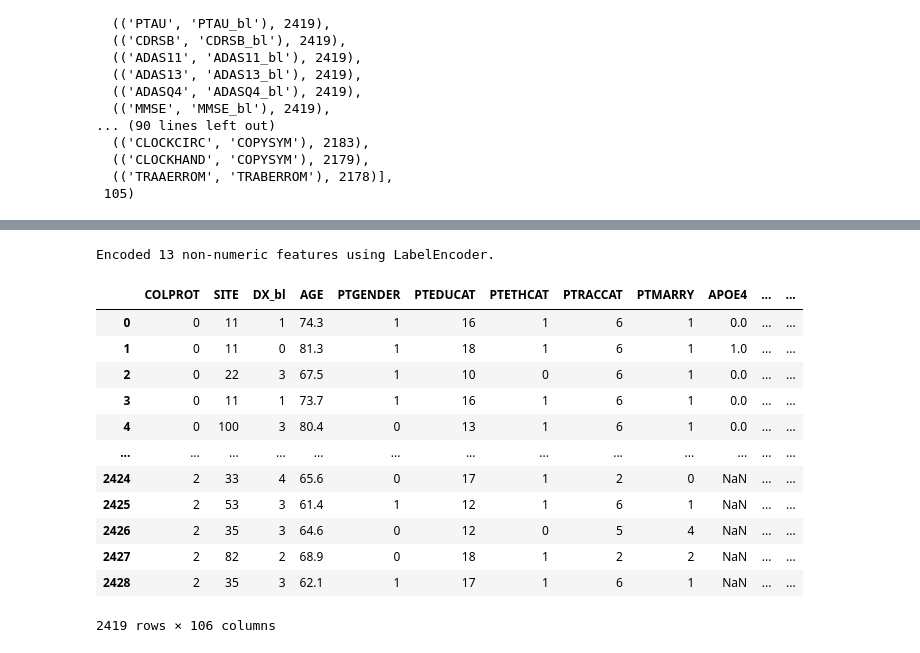
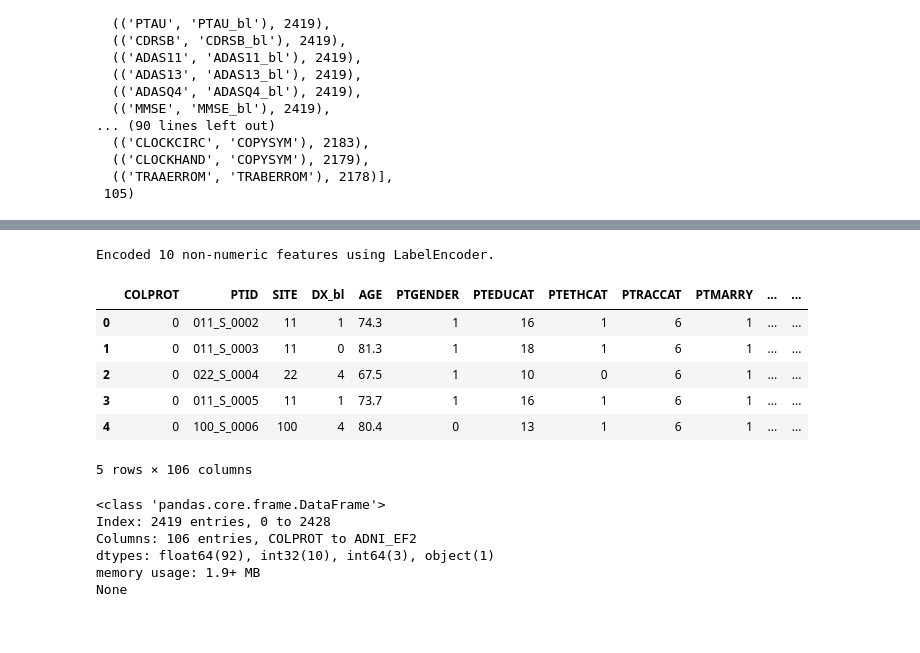
Before and after one commit to pedroogaab/Alzheimer-diagnose-ML, a Jupyter notebook: model_multi_data.ipynb, the cells around one changed output, grey strips where cells are left out. Saved outputs shown, nothing was run; the diff lists cells and outputs as text; code cells hidden in the pictures.

```diff
--- a/model_multi_data.ipynb
+++ b/model_multi_data.ipynb
@@ -72,7 +82,10 @@ df_merged = df_merged.loc[:, ~df_merged.columns.duplicated()]
 # Keep only rows that have a known baseline diagnosis (DX_bl), required for supervised classification
 df = df_merged.dropna(subset=['DX_bl'])
 # %%
-df['DX_bl'].value_counts()
+print(df_merged['DX_bl'].value_counts())
+print(df_merged['DX'].value_counts())
+
+df = df.drop('DX', axis=1)
 # %% [output]
 DX_bl
 LMCI    690
@@ -83,0 +102,11 @@ Name: count, dtype: int64
+# %%
+# Map DX_bl string labels to integer codes
+dx_mapping = {
+    "AD": 0,     # Alzheimer's Disease
+    "CN": 1,     # Cognitively Normal
+    "SMC": 2,    # Significant Memory Concern
+    "EMCI": 3,   # Early Mild Cognitive Impairment
+    "LMCI": 4    # Late Mild Cognitive Impairment
+}
+
+df['DX_bl'] = df['DX_bl'].map(dx_mapping)
@@ -208,0 +268,10 @@ df_non_numeric.head()
+# %%
+df_non_numeric = df_non_numeric.drop('PTID', axis=1)
+# %%
+# Fill null values in categorical columns with the mode
+for col in df_non_numeric.columns:
+    mode = df_non_numeric[col].mode().iloc[0]
+    df_non_numeric[col].fillna(mode, inplace=True)
+
+display(df_non_numeric.head())
+print(df_non_numeric.info())
@@ -216,23 +316,23 @@ for col in df_non_numeric.columns:
 
 print(f"Encoded {len(df_non_numeric.columns)} non-numeric features using LabelEncoder.")
 # %% [output]
-Encoded 13 non-numeric features using LabelEncoder.
+Encoded 10 non-numeric features using LabelEncoder.
 # %%
 # Reset the display option to show a limited number of columns again
 pd.reset_option('display.max_columns')
-df = df.drop('PTID', axis=1)
-display(df)
+display(df.head())
+print(df.info())
 # %% [output]
-|  | COLPROT | SITE | DX_bl | AGE | PTGENDER | PTEDUCAT | PTETHCAT | PTRACCAT | PTMARRY | APOE4 | ... | ... |
-| 0 | 0 | 11 | 1 | 74.3 | 1 | 16 | 1 | 6 | 1 | 0.0 | ... | ... |
-| 1 | 0 | 11 | 0 | 81.3 | 1 | 18 | 1 | 6 | 1 | 1.0 | ... | ... |
-| 2 | 0 | 22 | 3 | 67.5 | 1 | 10 | 0 | 6 | 1 | 0.0 | ... | ... |
-| 3 | 0 | 11 | 1 | 73.7 | 1 | 16 | 1 | 6 | 1 | 0.0 | ... | ... |
-| 4 | 0 | 100 | 3 | 80.4 | 0 | 13 | 1 | 6 | 1 | 0.0 | ... | ... |
-| ... | ... | ... | ... | ... | ... | ... | ... | ... | ... | ... | ... | ... |
-| 2424 | 2 | 33 | 4 | 65.6 | 0 | 17 | 1 | 2 | 0 | NaN | ... | ... |
-| 2425 | 2 | 53 | 3 | 61.4 | 1 | 12 | 1 | 6 | 1 | NaN | ... | ... |
-| 2426 | 2 | 35 | 3 | 64.6 | 0 | 12 | 0 | 5 | 4 | NaN | ... | ... |
-| 2427 | 2 | 82 | 2 | 68.9 | 0 | 18 | 1 | 2 | 2 | NaN | ... | ... |
-| 2428 | 2 | 35 | 3 | 62.1 | 1 | 17 | 1 | 6 | 1 | NaN | ... | ... |
+|  | COLPROT | PTID | SITE | DX_bl | AGE | PTGENDER | PTEDUCAT | PTETHCAT | PTRACCAT | PTMARRY | ... | ... |
+| 0 | 0 | 011_S_0002 | 11 | 1 | 74.3 | 1 | 16 | 1 | 6 | 1 | ... | ... |
+| 1 | 0 | 011_S_0003 | 11 | 0 | 81.3 | 1 | 18 | 1 | 6 | 1 | ... | ... |
+| 2 | 0 | 022_S_0004 | 22 | 4 | 67.5 | 1 | 10 | 0 | 6 | 1 | ... | ... |
+| 3 | 0 | 011_S_0005 | 11 | 1 | 73.7 | 1 | 16 | 1 | 6 | 1 | ... | ... |
+| 4 | 0 | 100_S_0006 | 100 | 4 | 80.4 | 0 | 13 | 1 | 6 | 1 | ... | ... |
-2419 rows × 106 columns
+5 rows × 106 columns
+<class 'pandas.core.frame.DataFrame'>
+Index: 2419 entries, 0 to 2428
+Columns: 106 entries, COLPROT to ADNI_EF2
+dtypes: float64(92), int32(10), int64(3), object(1)
+memory usage: 1.9+ MB
+None
```
Also changed, not shown: parts of 21 cells of this notebook.
